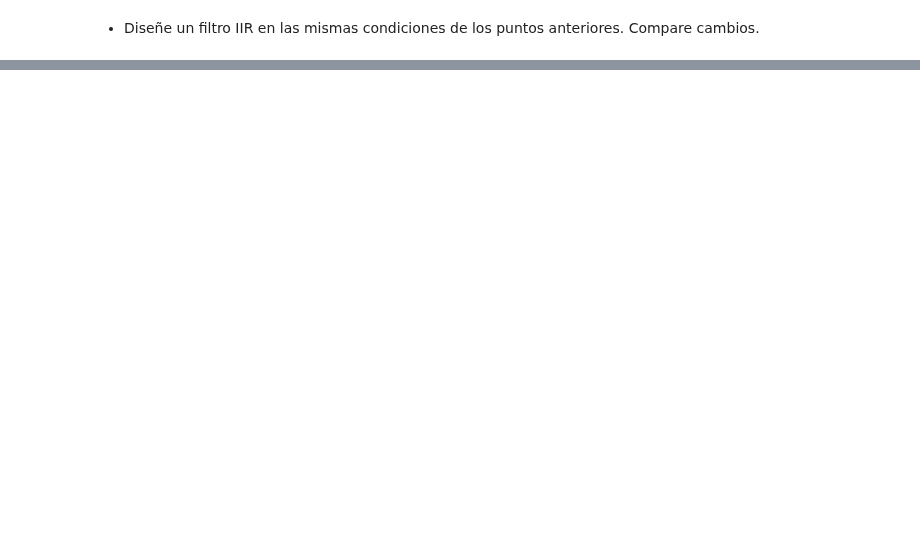
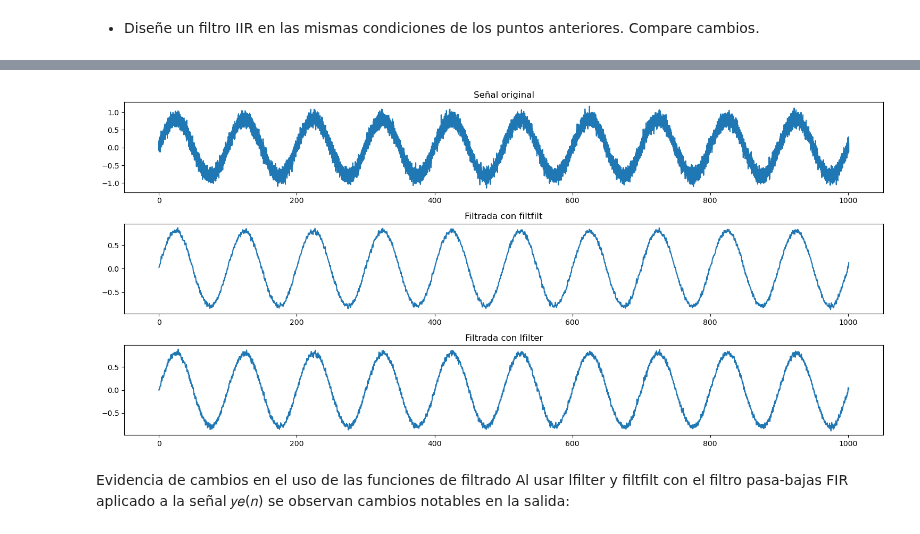
Before and after one commit to LuEnciso21/BIOSENALES24II, a Jupyter notebook: Practica6/P6_FILTROS_LUISAENCISO_JADERCHINGAL.ipynb, the cells around one changed output, grey strips where cells are left out. Cells and saved outputs as stored; diff of their text form; code cells hidden in the pictures; blank space fills up the shorter version.

```diff
--- a/Practica6/P6_FILTROS_LUISAENCISO_JADERCHINGAL.ipynb
+++ b/Practica6/P6_FILTROS_LUISAENCISO_JADERCHINGAL.ipynb
@@ -92,0 +178,19 @@ cambios.
+# %%
+y_FIR=signal.filtfilt(b=lowpass,a=1,x=y_e) #aplicación del filtro
+y_FIR2=signal.lfilter(b=lowpass,a=1,x=y_e)
+plt.figure(figsize=(15,7))
+plt.subplot(311)
+plt.plot(n,y_e)
+plt.title('Señal original')
+plt.subplot(312)
+plt.plot(n,y_FIR)
+plt.title('Filtrada con filtfilt')
+plt.subplot(313)
+plt.plot(n,y_FIR2)
+plt.title('Filtrada con lfilter')
+plt.tight_layout()
+# %% [output]
+[figure, added]
+# %% [markdown]
+Evidencia de cambios en el uso de las funciones de filtrado
+Al usar lfilter y filtfilt con el filtro pasa-bajas FIR aplicado a la señal 𝑦𝑒(𝑛) se observan cambios notables en la salida:
```
Also changed, not shown: parts of 12 cells of this notebook.
